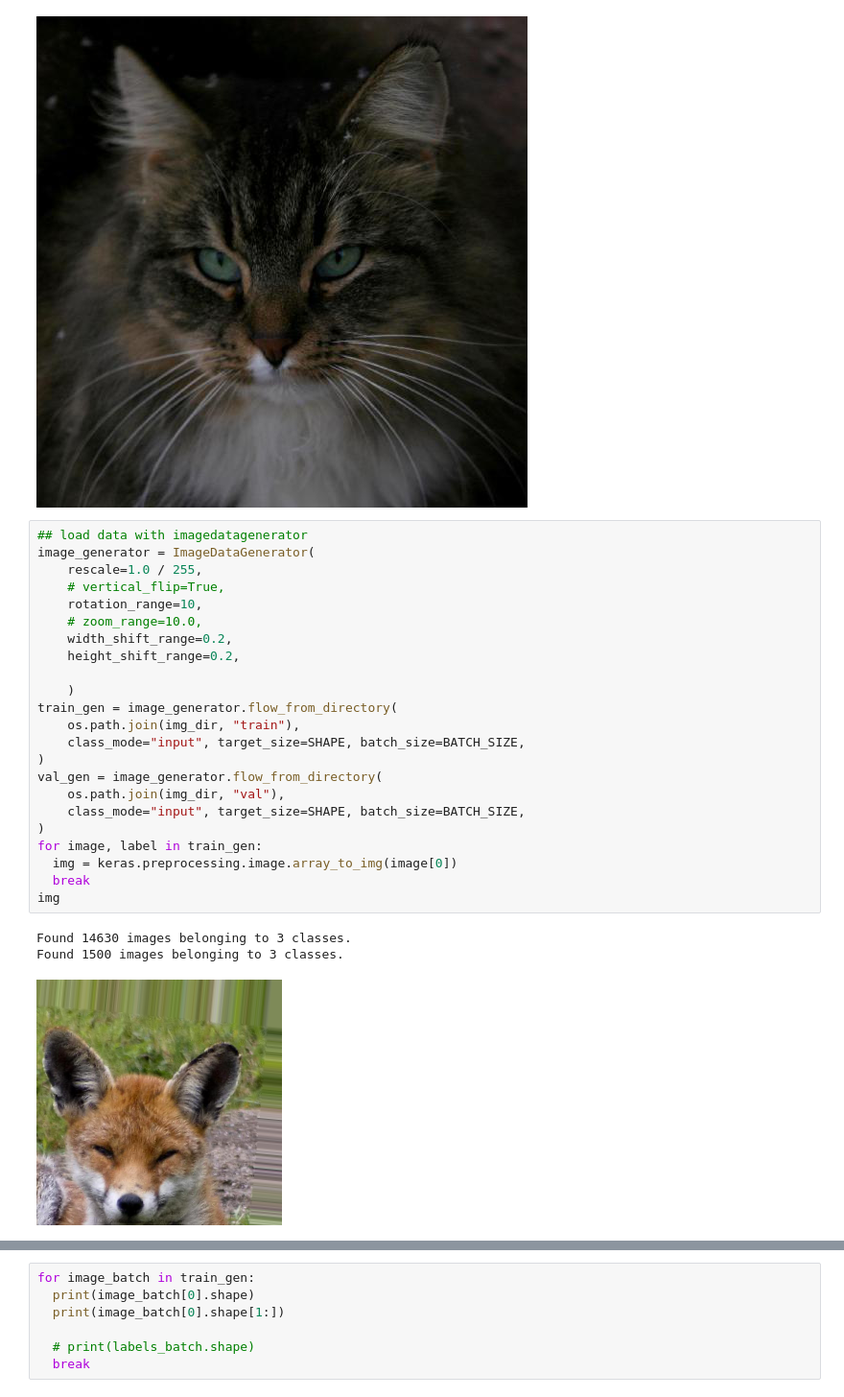
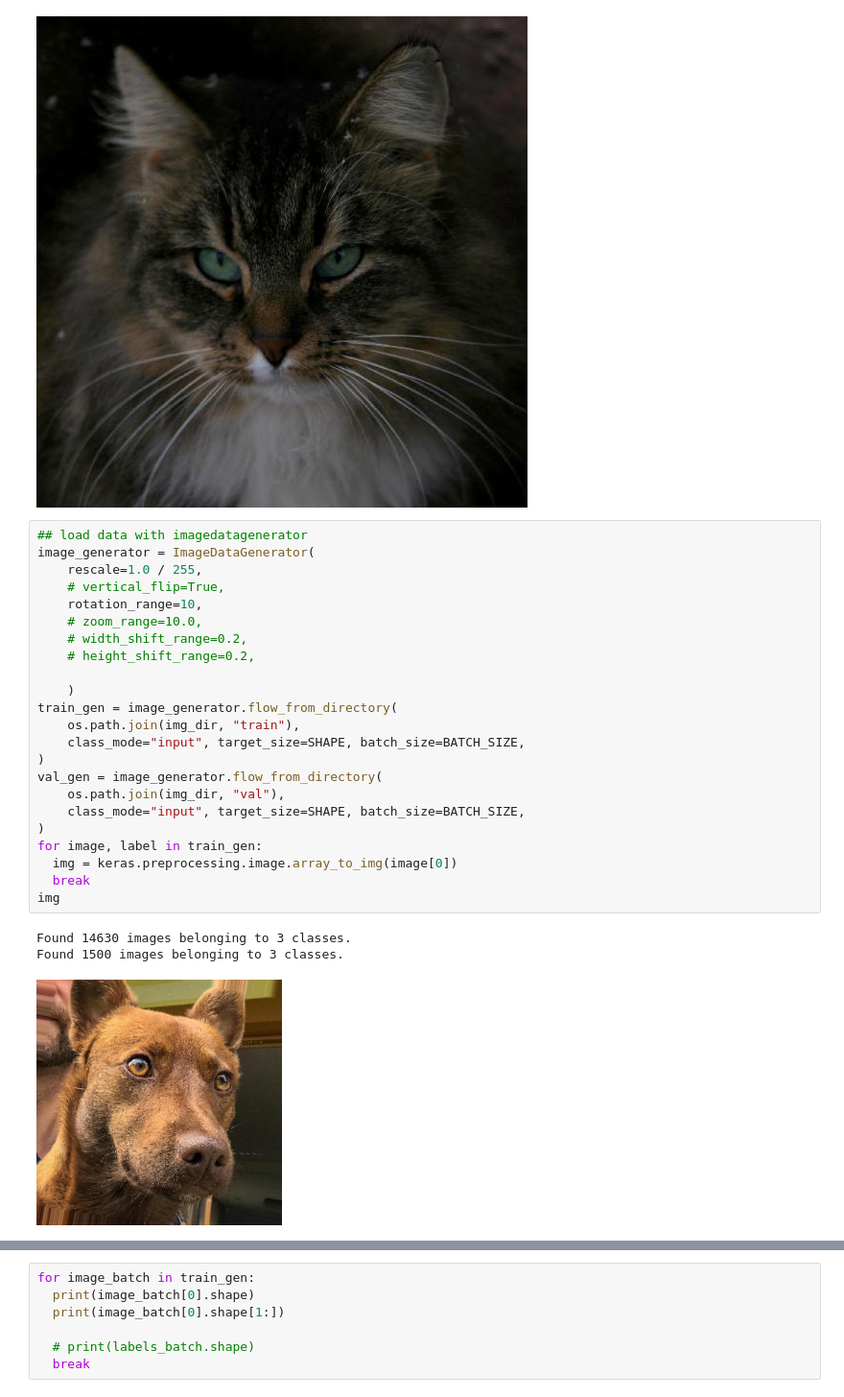
Before and after one commit to luca-arts/luca-arts.github.io, a Jupyter notebook: knowledge/AI/notebooks/Animal_faces_latent_interpolation.ipynb, the cells around one changed output, grey strips where cells are left out. Shown at 96% size. Saved outputs shown, nothing was run; the diff lists cells and outputs as text.

```diff
--- a/knowledge/AI/notebooks/Animal_faces_latent_interpolation.ipynb
+++ b/knowledge/AI/notebooks/Animal_faces_latent_interpolation.ipynb
@@ -393,27 +398,27 @@ test_img
 # %%
 ## load data with imagedatagenerator
 image_generator = ImageDataGenerator(
     rescale=1.0 / 255,
     # vertical_flip=True,
     rotation_range=10,
     # zoom_range=10.0,
-    width_shift_range=0.2,
-    height_shift_range=0.2,
+    # width_shift_range=0.2,
+    # height_shift_range=0.2,
 
     )
 train_gen = image_generator.flow_from_directory(
     os.path.join(img_dir, "train"),
     class_mode="input", target_size=SHAPE, batch_size=BATCH_SIZE,
 )
 val_gen = image_generator.flow_from_directory(
     os.path.join(img_dir, "val"),
     class_mode="input", target_size=SHAPE, batch_size=BATCH_SIZE,
 )
 for image, label in train_gen:
   img = keras.preprocessing.image.array_to_img(image[0])
   break
 img
 # %% [output]
 Found 14630 images belonging to 3 classes.
 Found 1500 images belonging to 3 classes.
-[figure, old version]
+[figure, new version]
```
Also changed, not shown: parts of 13 cells of this notebook.
